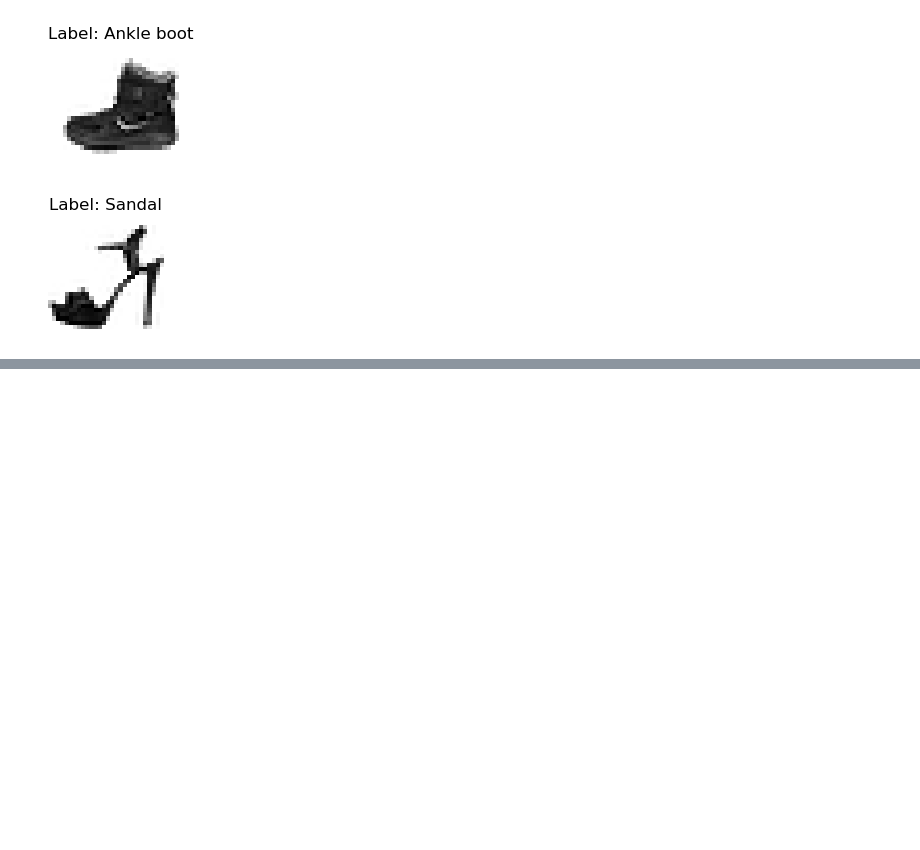
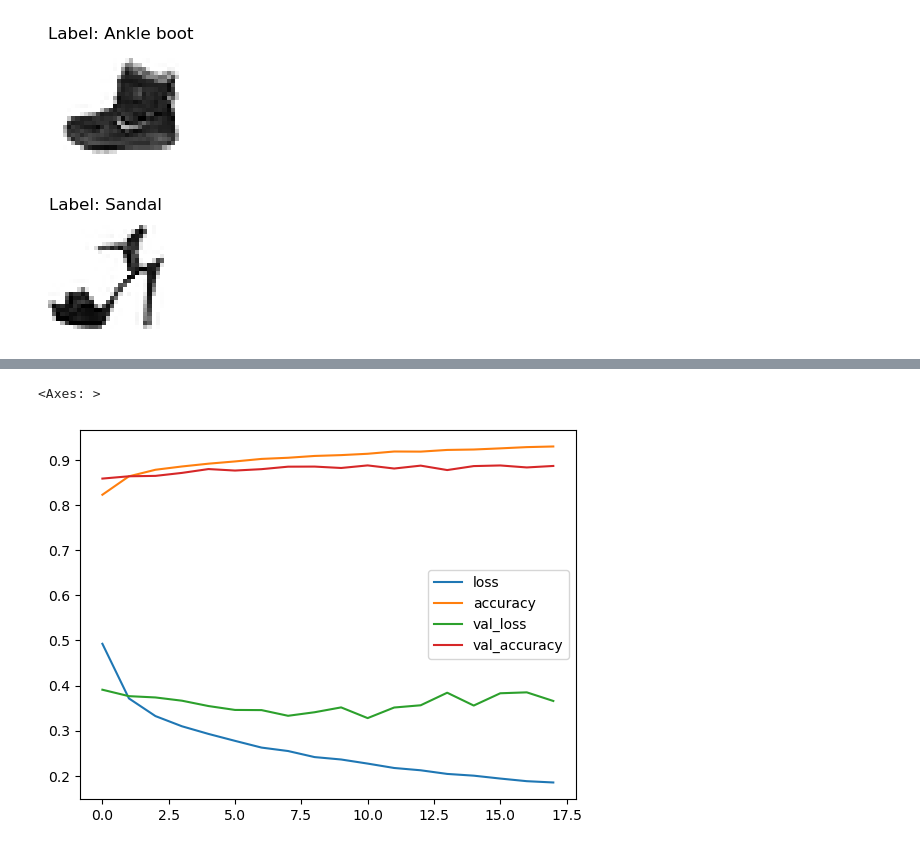
Before and after one commit to dibkb/tensorflow-udemy, a Jupyter notebook: Multiclass Classification.ipynb, the cells around one changed output, grey strips where cells are left out. Saved outputs shown, nothing was run; the diff lists cells and outputs as text; code cells hidden in the pictures; blank space fills up the shorter version.

```diff
--- a/Multiclass Classification.ipynb
+++ b/Multiclass Classification.ipynb
@@ -40,0 +129,15 @@ plot_random(1000)
+# %%
+train_data_norm = train_data/train_data.max()
+test_data_norm = test_data/train_data.max()
+# %%
+# train the same model
+model_two = tf.keras.Sequential([
+    tf.keras.layers.Flatten(input_shape=(28,28)),
+    tf.keras.layers.Dense(512,activation='relu'),
+    tf.keras.layers.Dense(256,activation='relu'),
+    tf.keras.layers.Dense(128,activation='relu'),
+    tf.keras.layers.Dense(64,activation='relu'),
+    tf.keras.layers.Dense(10,activation='softmax')
+])
+model_two.compile(loss="sparse_categorical_crossentropy",optimizer='adam',metrics=['accuracy'])
+norm_history = model_two.fit(train_data_norm,train_labels,epochs=18,validation_data=(test_data_norm, test_labels))
@@ -40,0 +182,5 @@ plot_random(1000)
+# %%
+pd.DataFrame(norm_history.history).plot()
+# %% [output]
+<Axes: >
+[figure, added]
```
Also changed, not shown: parts of 11 cells of this notebook.
